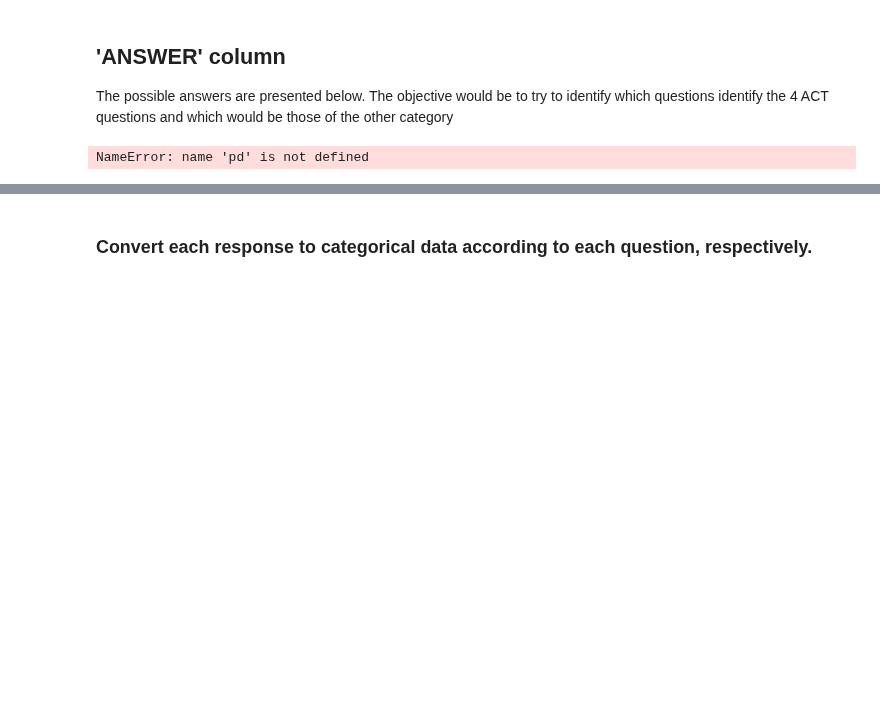
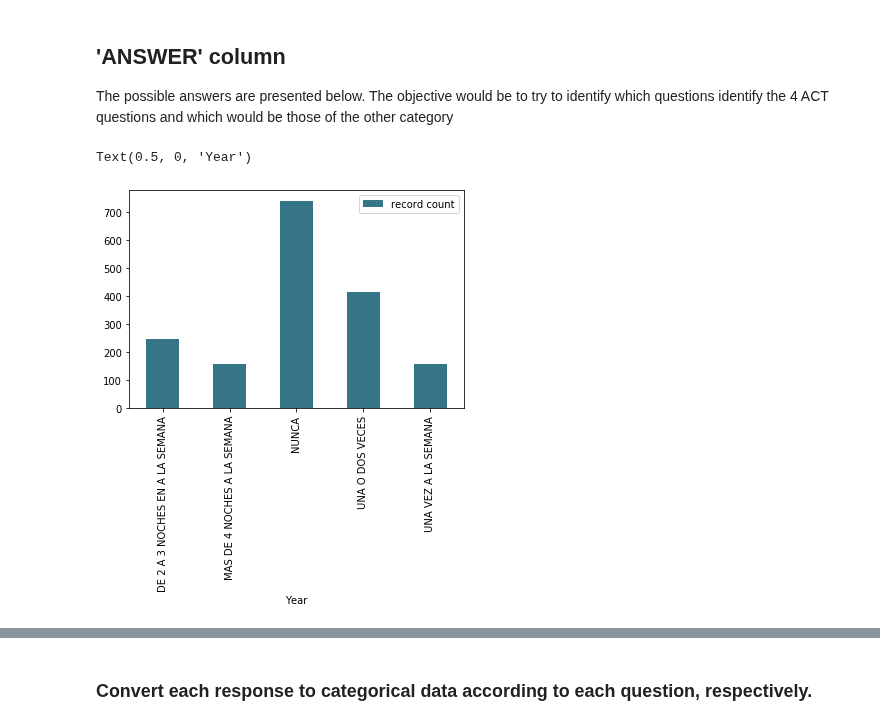
Before and after one commit to DS4A-T22/exploratory_data_analysis, a Jupyter notebook: EDA - Act_disaggregated.ipynb, the cells around one changed output, grey strips where cells are left out. Saved outputs shown, nothing was run; the diff lists cells and outputs as text; code cells hidden in the pictures; blank space fills up the shorter version.

```diff
--- a/EDA - Act_disaggregated.ipynb
+++ b/EDA - Act_disaggregated.ipynb
@@ -197,16 +341,14 @@ NameError: name 'result' is not defined
 ## 'ANSWER' column
 The possible answers are presented below. The objective would be to try to identify which questions identify the 4 ACT questions and which would be those of the other category
 # %%
-#df_final = pd.pivot_table(result, index = ["id_paciente"], columns = "pregunta", values = "respuesta",aggfunc='first')
-
-df_final = pd.pivot_table(result, index = [result.index.values,"id_paciente","nombre_encuesta","fe_resultado"], columns = "pregunta", values = "respuesta",aggfunc='first').reset_index(['id_paciente','nombre_encuesta','fe_resultado'])
 df_final = pd.pivot_table(result, index = [result.index.values,"id_paciente","nombre_encuesta","fe_resultado"], columns = "pregunta", values = "respuesta",aggfunc='first').reset_index(['id_paciente','nombre_encuesta','fe_resultado'])
 
 #plt.figure(figsize=(7,4))
 #df_final['B_ACT'].hist(bins=20)
 df_final.columns
 ax = df_final[["id_paciente", 'A_ACT']].groupby('A_ACT').size().plot(kind='bar', color='#367588')
 ax.legend(['record count'])
 ax.set_xlabel('Year')
 # %% [output]
-NameError: name 'pd' is not defined
+Text(0.5, 0, 'Year')
+[figure, added]
```
Also changed, not shown: parts of 32 cells of this notebook, 3 other files.
